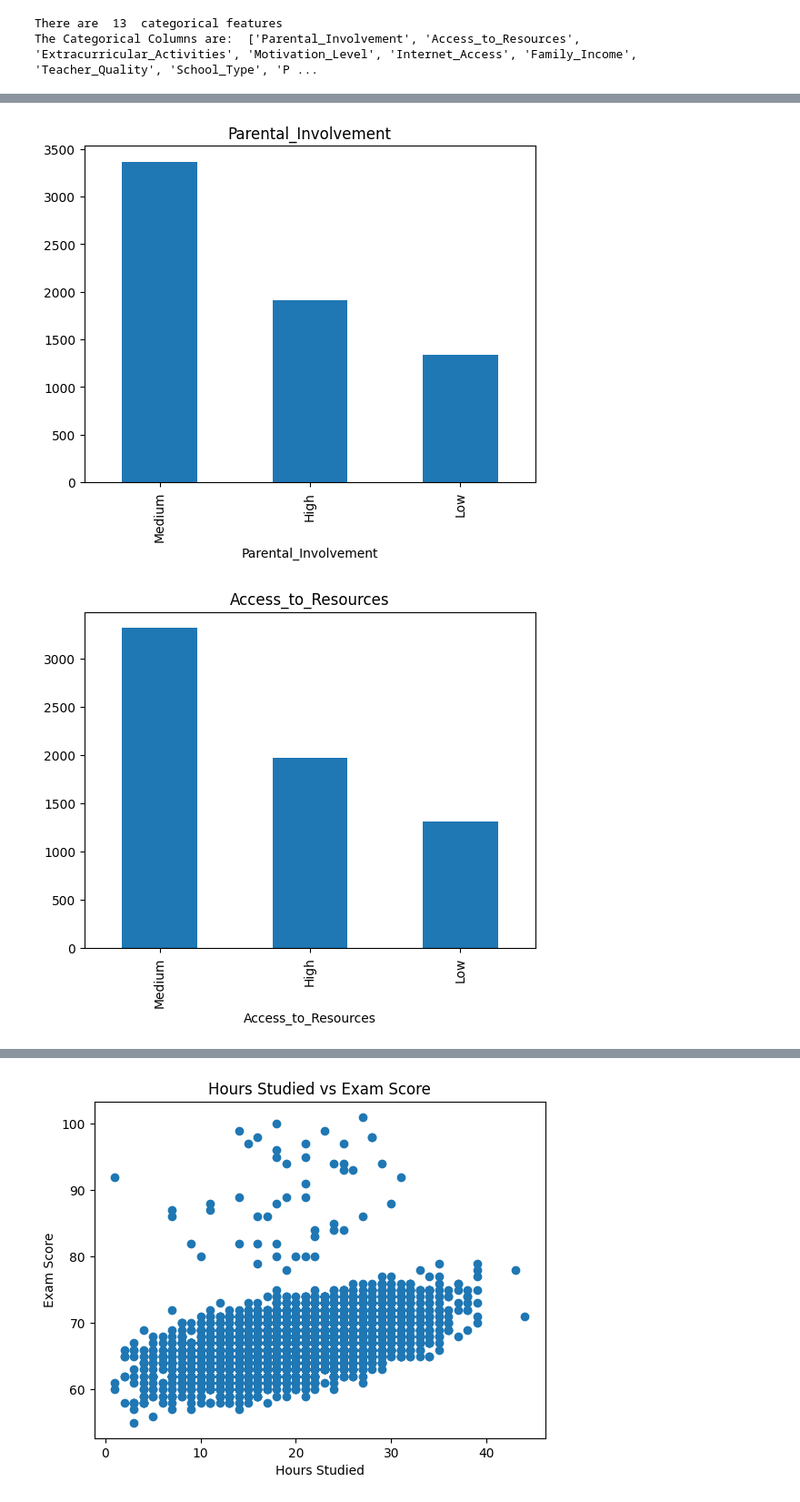
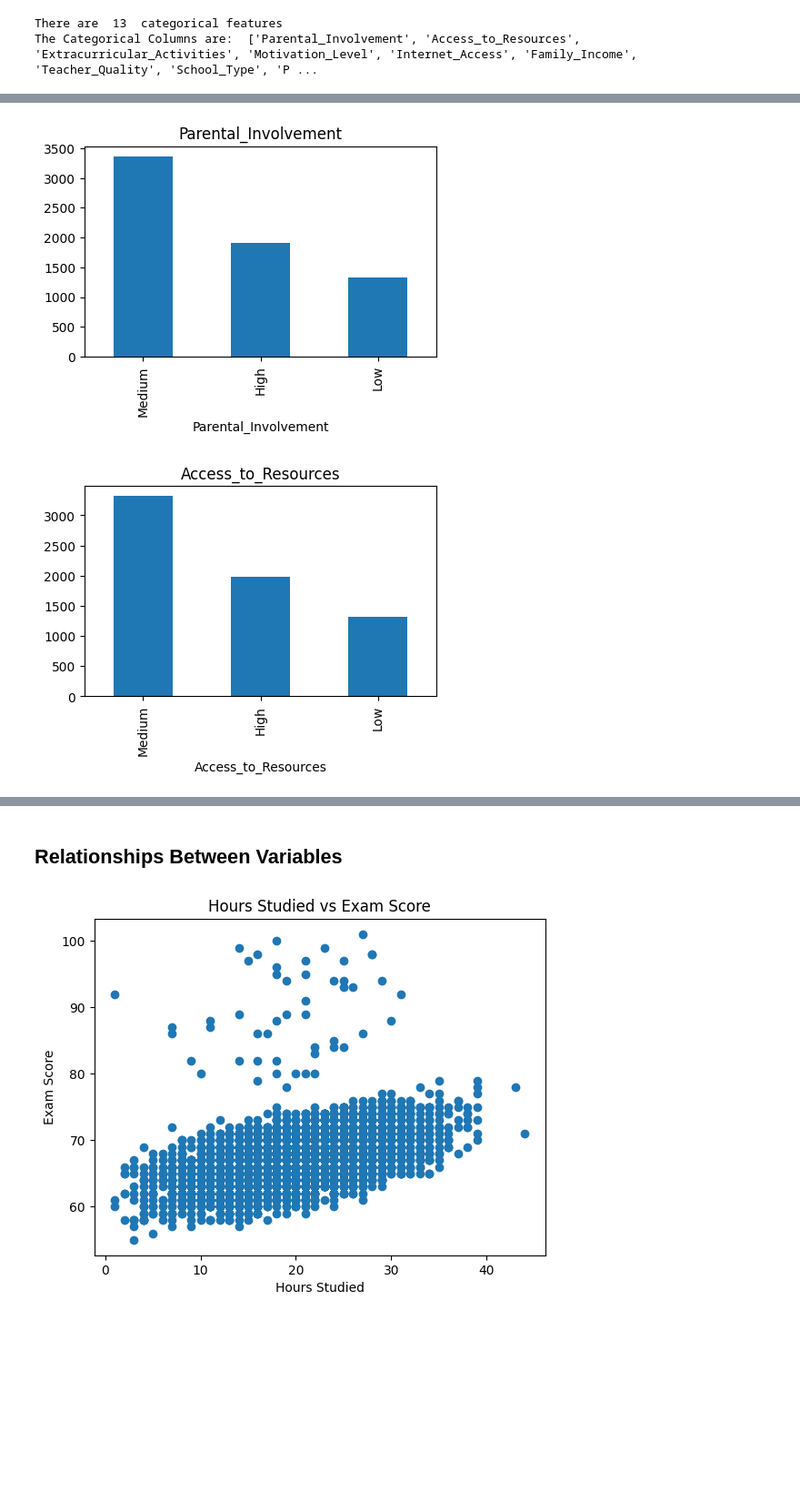
Before and after one commit to minSara02-FromTheStart/CSE303_Project_, a Jupyter notebook: StudentPerformanceFactors.ipynb, the cells around one changed output, grey strips where cells are left out. Shown at 91% size. Cells and saved outputs as stored; diff of their text form; code cells hidden in the pictures; blank space fills up the shorter version.

```diff
--- a/StudentPerformanceFactors.ipynb
+++ b/StudentPerformanceFactors.ipynb
@@ -234,7 +240,7 @@ Category  Count
 # %%
 for col in cat_cols:
     plt.figure()
-    df[col].value_counts().plot(kind='pie', autopct='%1.1f%%')
+    df[col].value_counts().plot(kind='pie', autopct='%1.1f%%',figsize=(5,3))
     plt.title(col)
     plt.show()
 # %% [output]
@@ -254,8 +260,8 @@ for col in cat_cols:
 # %%
 for col in cat_cols:
-    df[col].value_counts().plot(kind='bar')
+    df[col].value_counts().plot(kind='bar', figsize=(5,3))
     plt.title(col)
     plt.show()
 # %% [output]
-[figure, old version]
+[figure, new version]
-[figure, old version]
+[figure, new version]
@@ -273,3 +279,5 @@ for col in cat_cols:
+# %% [markdown]
+## Relationships Between Variables
 # %%
 plt.scatter(df['Hours_Studied'], df['Exam_Score'])
 plt.xlabel('Hours Studied')
```
Also changed, not shown: parts of 11 cells of this notebook.
